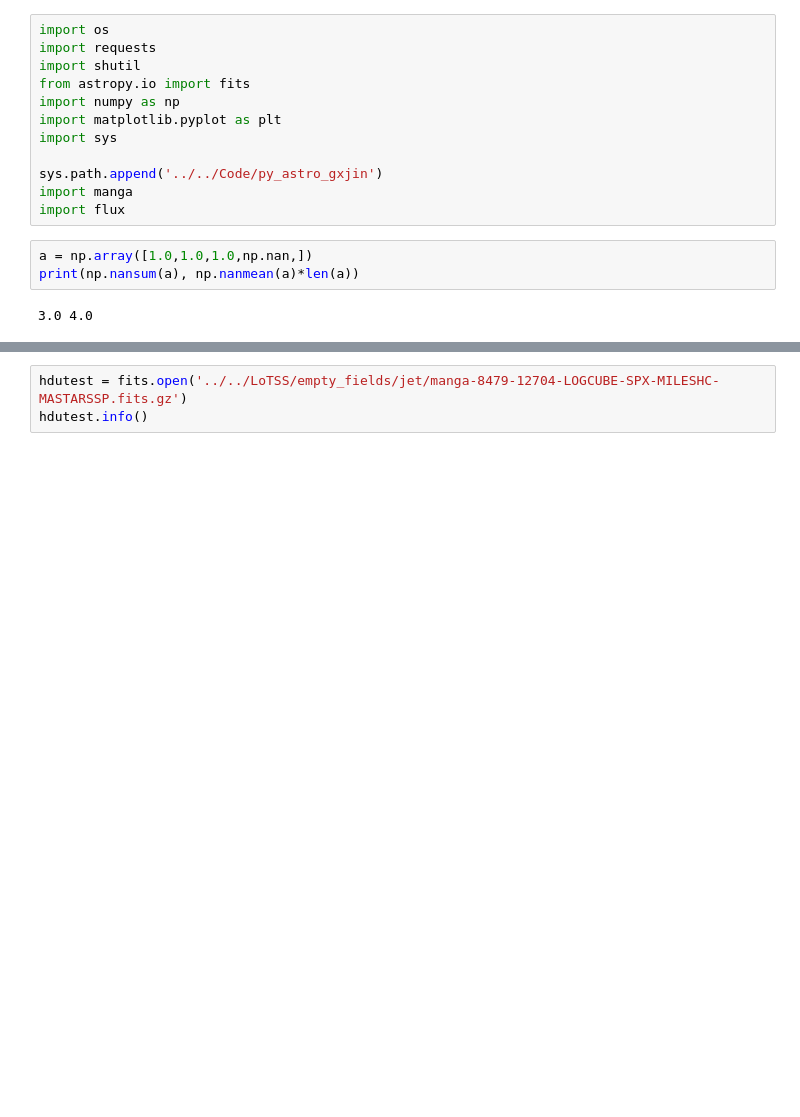
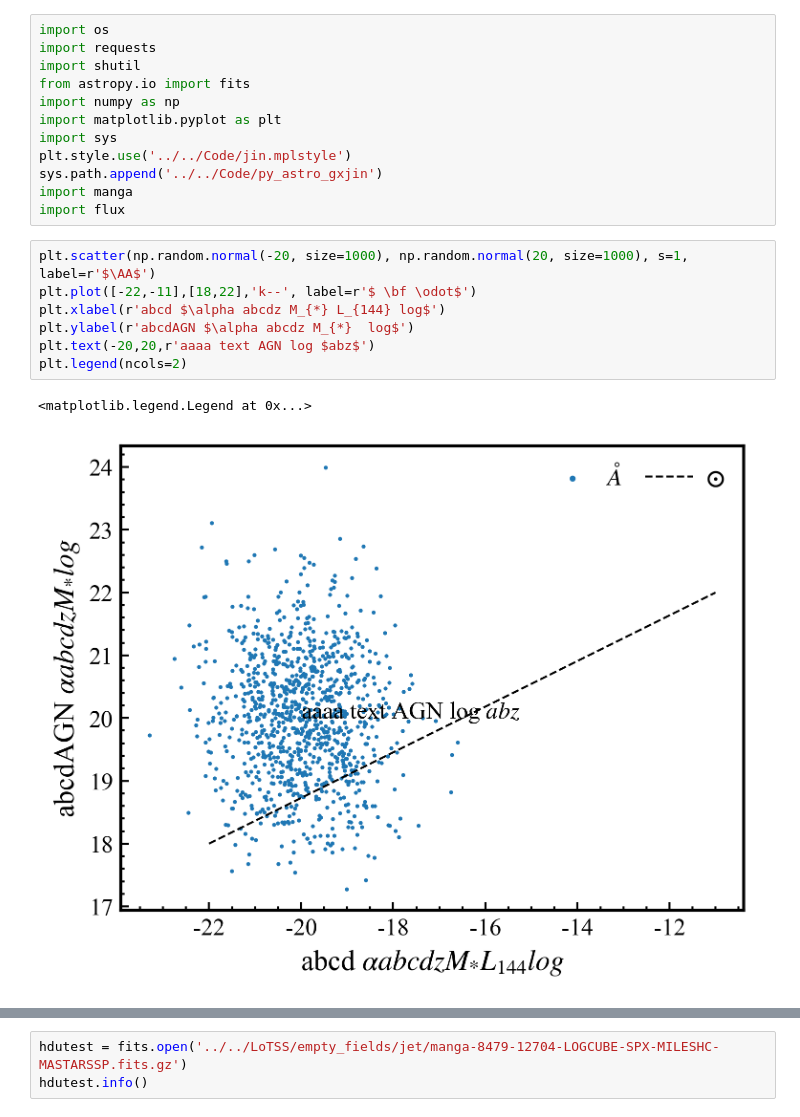
Before and after one commit to gx-jin/py_astro_gxjin, a Jupyter notebook: demo.ipynb, the cells around one changed output, grey strips where cells are left out. Drawn from its saved outputs; the diff is of its cells as text; blank space fills up the shorter version.

```diff
--- a/demo.ipynb
+++ b/demo.ipynb
@@ -6,12 +6,17 @@ from astropy.io import fits
 import numpy as np
 import matplotlib.pyplot as plt
 import sys
-
+plt.style.use('../../Code/jin.mplstyle')
 sys.path.append('../../Code/py_astro_gxjin')
 import manga
 import flux
-# %%
-a = np.array([1.0,1.0,1.0,np.nan,])
-print(np.nansum(a), np.nanmean(a)*len(a))
-# %% [output]
-3.0 4.0
+# %%
+plt.scatter(np.random.normal(-20, size=1000), np.random.normal(20, size=1000), s=1, label=r'$\AA$')
+plt.plot([-22,-11],[18,22],'k--', label=r'$ \bf \odot$')
+plt.xlabel(r'abcd $\alpha abcdz M_{*} L_{144} log$')
+plt.ylabel(r'abcdAGN $\alpha abcdz M_{*}  log$')
+plt.text(-20,20,r'aaaa text AGN log $abz$')
+plt.legend(ncols=2)
+# %% [output]
+<matplotlib.legend.Legend at 0x...>
+[figure, added]
```
Also changed, not shown: parts of 2 cells of this notebook, 1 other file.
